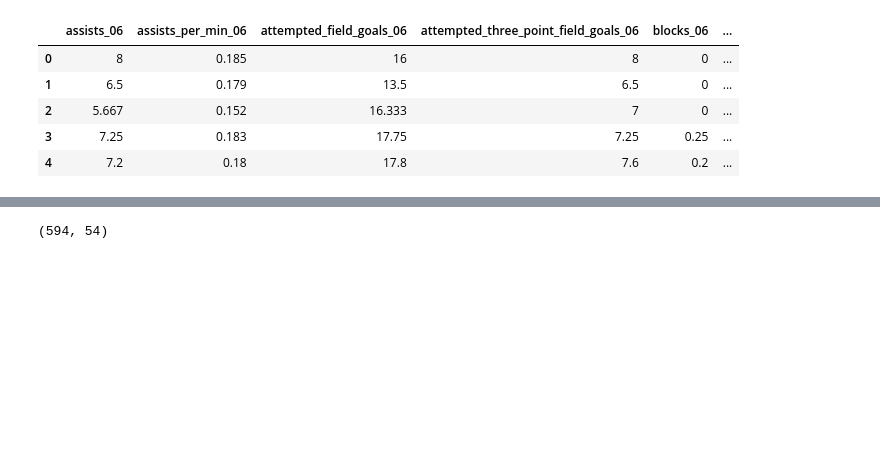
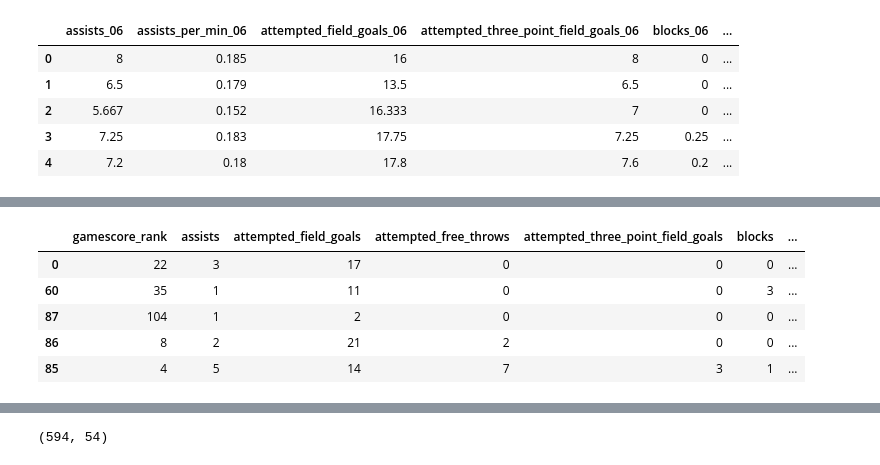
Before and after one commit to shanemulqueen/nba, a Jupyter notebook: model.ipynb, the cells around one changed output, grey strips where cells are left out. Cells and saved outputs as stored; diff of their text form; code cells hidden in the pictures; blank space fills up the shorter version.

```diff
--- a/model.ipynb
+++ b/model.ipynb
@@ -92,2 +120,10 @@ len(resp)
 # %%
 data = data.sort_values(by='date',axis = 0)
+data.head()
+# %% [output]
+|  | gamescore_rank | assists | attempted_field_goals | attempted_free_throws | attempted_three_point_field_goals | blocks | ... |
+| 0 | 22 | 3 | 17 | 0 | 0 | 0 | ... |
+| 60 | 35 | 1 | 11 | 0 | 0 | 3 | ... |
+| 87 | 104 | 1 | 2 | 0 | 0 | 0 | ... |
+| 86 | 8 | 2 | 21 | 2 | 0 | 0 | ... |
+| 85 | 4 | 5 | 14 | 7 | 3 | 1 | ... |
```
Also changed, not shown: parts of 16 cells of this notebook, 2 other files.
